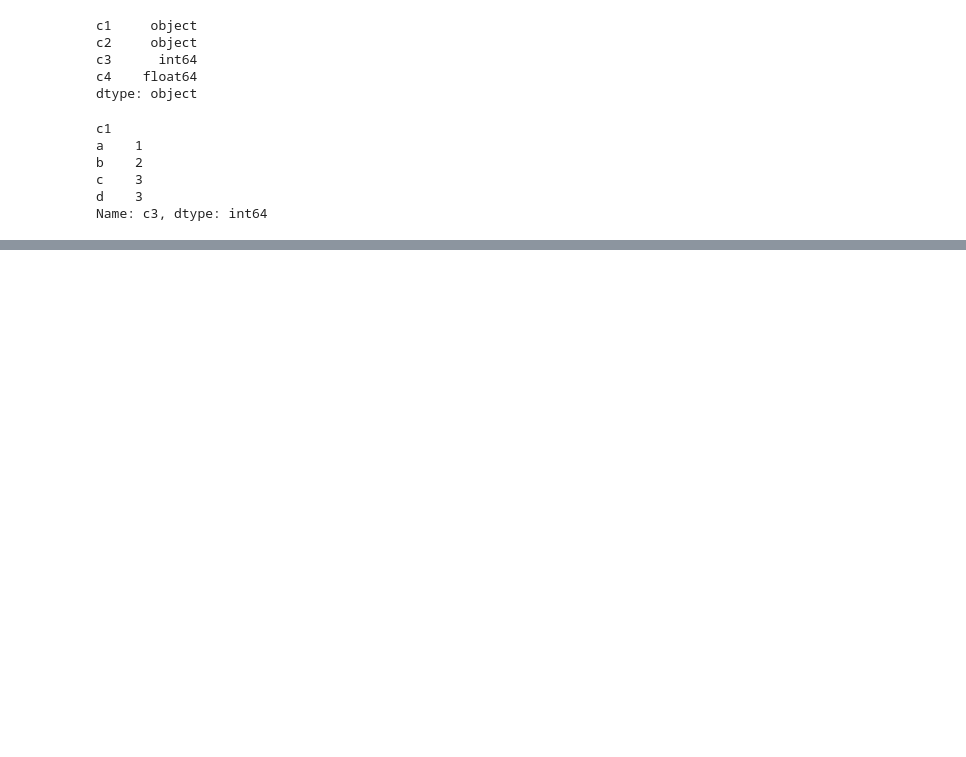
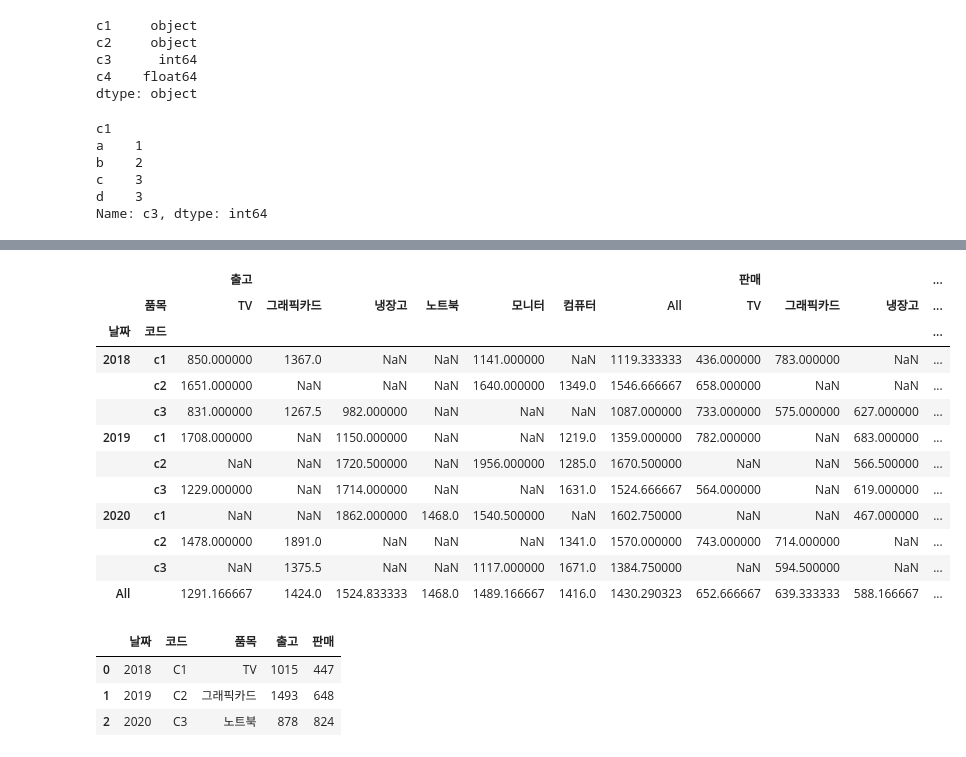
Before and after one commit to unknown-jun/Pandas, a Jupyter notebook: reviewing_pandas.ipynb, the cells around one changed output, grey strips where cells are left out. Drawn from its saved outputs; the diff is of its cells as text; code cells hidden in the pictures; blank space fills up the shorter version.

```diff
--- a/reviewing_pandas.ipynb
+++ b/reviewing_pandas.ipynb
@@ -2882,0 +3287,24 @@ df
+# %%
+import random
+
+date = ['2018', '2019', '2020'] *10 + ['2020']
+date = pd.to_datetime(date)
+date = date.to_period(freq='A')
+date = pd.Series(date)
+
+col = ['c1','c2','c3'] * 10 + ['c3']
+random.shuffle(col)
+col = pd.Series(col)
+
+product = ['냉장고', 'TV','컴퓨터', '그래픽카드', '모니터'] * 6 + ['노트북']
+random.shuffle(product)
+product = pd.Series(product)
+
+production = np.random.randint(800, 2000, 31)
+production = pd.Series(production)
+sell = np.random.randint(400, 900, 31)
+sell = pd.Series(sell)
+# %%
+for_pivot = pd.concat([date, col, product, production, sell], axis=1)
+for_pivot.columns=['날짜','코드', '품목', '출고','판매']
+for_pivot.head()
@@ -2882,0 +3335,35 @@ df
+# %%
+for_pivot.pivot_table(['출고', '판매'],
+                      index=['날짜','코드'],
+                      columns=[ '품목'],
+                      margins=True)
+# %% [output]
+|  |  | 출고 |  |  |  |  |  |  | 판매 |  |  | ... |
+|  | 품목 | TV | 그래픽카드 | 냉장고 | 노트북 | 모니터 | 컴퓨터 | All | TV | 그래픽카드 | 냉장고 | ... |
+| 날짜 | 코드 |  |  |  |  |  |  |  |  |  |  | ... |
+| 2018 | c1 | 850.000000 | 1367.0 | NaN | NaN | 1141.000000 | NaN | 1119.333333 | 436.000000 | 783.000000 | NaN | ... |
+|  | c2 | 1651.000000 | NaN | NaN | NaN | 1640.000000 | 1349.0 | 1546.666667 | 658.000000 | NaN | NaN | ... |
+|  | c3 | 831.000000 | 1267.5 | 982.000000 | NaN | NaN | NaN | 1087.000000 | 733.000000 | 575.000000 | 627.000000 | ... |
+| 2019 | c1 | 1708.000000 | NaN | 1150.000000 | NaN | NaN | 1219.0 | 1359.000000 | 782.000000 | NaN | 683.000000 | ... |
+|  | c2 | NaN | NaN | 1720.500000 | NaN | 1956.000000 | 1285.0 | 1670.500000 | NaN | NaN | 566.500000 | ... |
+|  | c3 | 1229.000000 | NaN | 1714.000000 | NaN | NaN | 1631.0 | 1524.666667 | 564.000000 | NaN | 619.000000 | ... |
+| 2020 | c1 | NaN | NaN | 1862.000000 | 1468.0 | 1540.500000 | NaN | 1602.750000 | NaN | NaN | 467.000000 | ... |
+|  | c2 | 1478.000000 | 1891.0 | NaN | NaN | NaN | 1341.0 | 1570.000000 | 743.000000 | 714.000000 | NaN | ... |
+|  | c3 | NaN | 1375.5 | NaN | NaN | 1117.000000 | 1671.0 | 1384.750000 | NaN | 594.500000 | NaN | ... |
+| All |  | 1291.166667 | 1424.0 | 1524.833333 | 1468.0 | 1489.166667 | 1416.0 | 1430.290323 | 652.666667 | 639.333333 | 588.166667 | ... |
+# %%
+date = pd.to_datetime(['2018','2019','2020']).to_period(freq='A')
+date = pd.Series(date)
+code = pd.Series(['C1','C2','C3'])
+product = pd.Series(['TV', '그래픽카드','노트북'])
+production = pd.Series(np.random.randint(800, 2000, 3))
+sell = pd.Series(np.random.randint(400, 900, 3))
+
+for_pivot = pd.concat([date, code, product, production, sell], axis=1)
+for_pivot.columns=['날짜','코드','품목','출고','판매']
+for_pivot
+# %% [output]
+|  | 날짜 | 코드 | 품목 | 출고 | 판매 |
+| 0 | 2018 | C1 | TV | 1015 | 447 |
+| 1 | 2019 | C2 | 그래픽카드 | 1493 | 648 |
+| 2 | 2020 | C3 | 노트북 | 878 | 824 |
```
Also changed, not shown: parts of 97 cells of this notebook.
